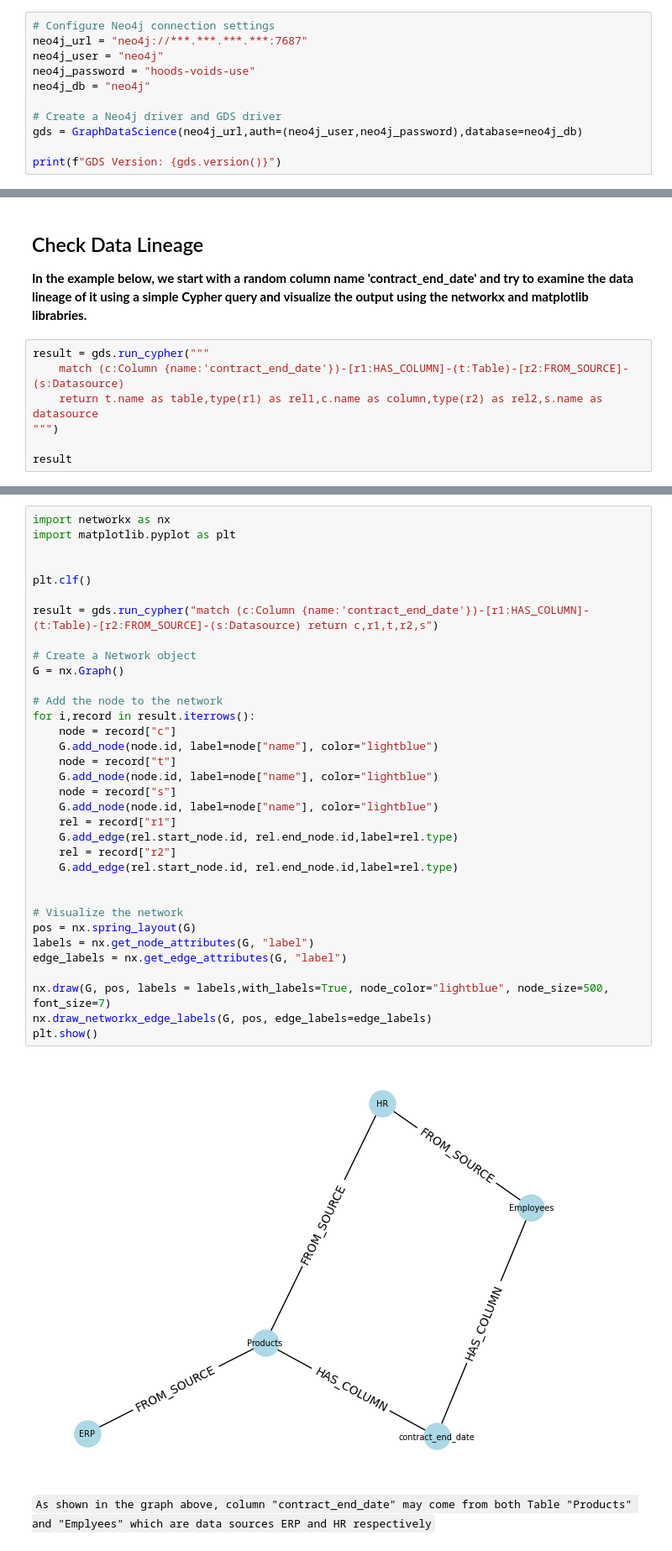
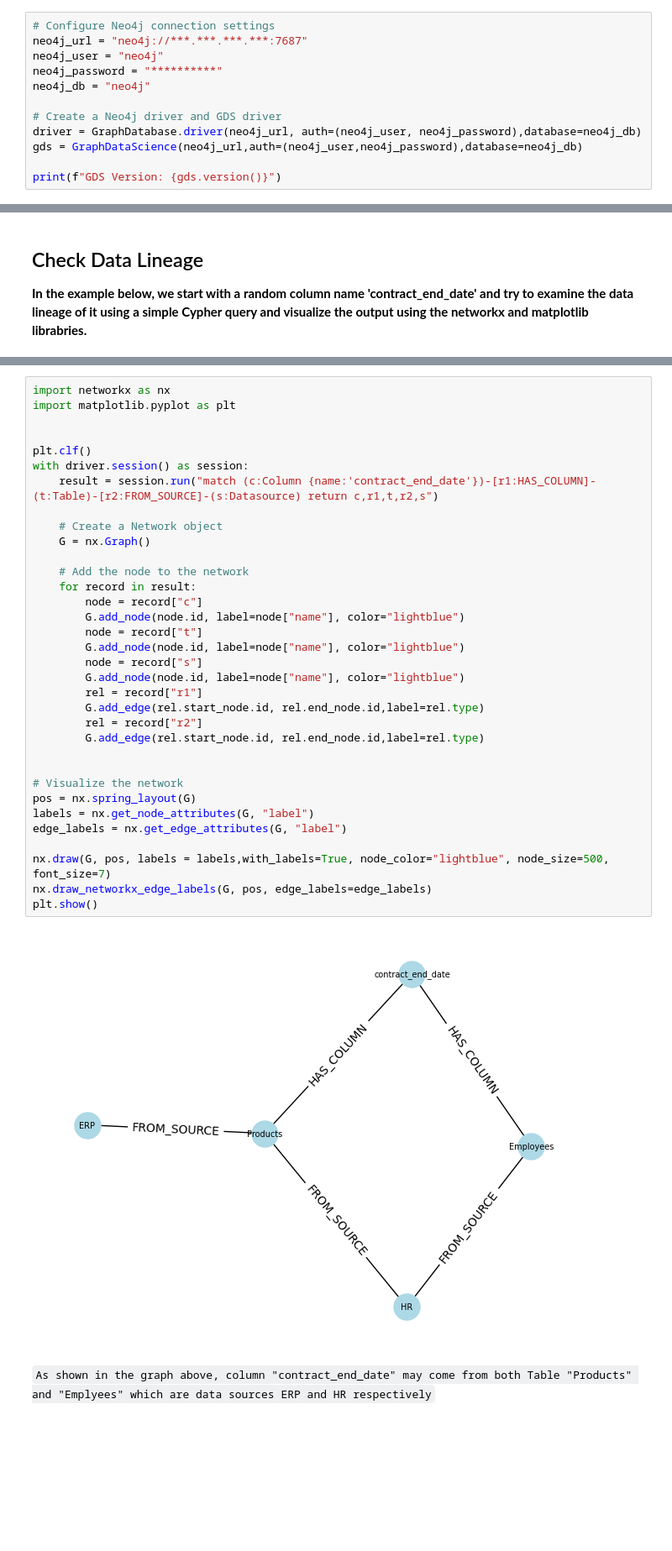
Before and after one commit to zhongjie526/neo4j_data_catalog, a Jupyter notebook: Data Catalog Management.ipynb, the cells around one changed output, grey strips where cells are left out. Shown at 84% size. Saved outputs shown, nothing was run; the diff lists cells and outputs as text; blank space fills up the shorter version.

```diff
--- a/Data Catalog Management.ipynb
+++ b/Data Catalog Management.ipynb
@@ -47,10 +49,11 @@ from graphdatascience import GraphDataScience
 # Configure Neo4j connection settings
 neo4j_url = "neo4j://***.***.***.***:7687"
 neo4j_user = "neo4j"
-neo4j_password = "hoods-voids-use"
+neo4j_password = "**********"
 neo4j_db = "neo4j"
 
 # Create a Neo4j driver and GDS driver
+driver = GraphDatabase.driver(neo4j_url, auth=(neo4j_user, neo4j_password),database=neo4j_db)
 gds = GraphDataScience(neo4j_url,auth=(neo4j_user,neo4j_password),database=neo4j_db)
 
 print(f"GDS Version: {gds.version()}")
@@ -257,10 +264,3 @@ gds.run_cypher("""
 # %% [markdown]
 ## Check Data Lineage
 **In the example below, we start with a random column name 'contract_end_date' and try to examine the data lineage of it using a simple Cypher query and visualize the output using the networkx and matplotlib librabries.**
-# %%
-result = gds.run_cypher("""
-    match (c:Column {name:'contract_end_date'})-[r1:HAS_COLUMN]-(t:Table)-[r2:FROM_SOURCE]-(s:Datasource)
-    return t.name as table,type(r1) as rel1,c.name as column,type(r2) as rel2,s.name as datasource
-""")
-
-result
@@ -280,39 +267,39 @@ result
 # %%
 import networkx as nx
 import matplotlib.pyplot as plt
 
 
 plt.clf()
+with driver.session() as session:
+    result = session.run("match (c:Column {name:'contract_end_date'})-[r1:HAS_COLUMN]-(t:Table)-[r2:FROM_SOURCE]-(s:Datasource) return c,r1,t,r2,s")
 
-result = gds.run_cypher("match (c:Column {name:'contract_end_date'})-[r1:HAS_COLUMN]-(t:Table)-[r2:FROM_SOURCE]-(s:Datasource) return c,r1,t,r2,s")
+    # Create a Network object
+    G = nx.Graph()
 
-# Create a Network object
-G = nx.Graph()
-
-# Add the node to the network
-for i,record in result.iterrows():
-    node = record["c"]
-    G.add_node(node.id, label=node["name"], color="lightblue")
-    node = record["t"]
-    G.add_node(node.id, label=node["name"], color="lightblue")
-    node = record["s"]
-    G.add_node(node.id, label=node["name"], color="lightblue")
-    rel = record["r1"]
-    G.add_edge(rel.start_node.id, rel.end_node.id,label=rel.type)
-    rel = record["r2"]
-    G.add_edge(rel.start_node.id, rel.end_node.id,label=rel.type)
+    # Add the node to the network
+    for record in result:
+        node = record["c"]
+        G.add_node(node.id, label=node["name"], color="lightblue")
+        node = record["t"]
+        G.add_node(node.id, label=node["name"], color="lightblue")
+        node = record["s"]
+        G.add_node(node.id, label=node["name"], color="lightblue")
+        rel = record["r1"]
+        G.add_edge(rel.start_node.id, rel.end_node.id,label=rel.type)
+        rel = record["r2"]
+        G.add_edge(rel.start_node.id, rel.end_node.id,label=rel.type)
 
 
 # Visualize the network
 pos = nx.spring_layout(G)
 labels = nx.get_node_attributes(G, "label")
 edge_labels = nx.get_edge_attributes(G, "label")
 
 nx.draw(G, pos, labels = labels,with_labels=True, node_color="lightblue", node_size=500, font_size=7)
 nx.draw_networkx_edge_labels(G, pos, edge_labels=edge_labels)
 plt.show()
 # %% [output]
-[figure, old version]
+[figure, new version]
 # %% [markdown]
 ``As shown in the graph above, column "contract_end_date" may come from both Table "Products" and "Emplyees" which are data sources ERP and HR respectively``
 # %% [markdown]
```
Also changed, not shown: parts of 22 cells of this notebook.
